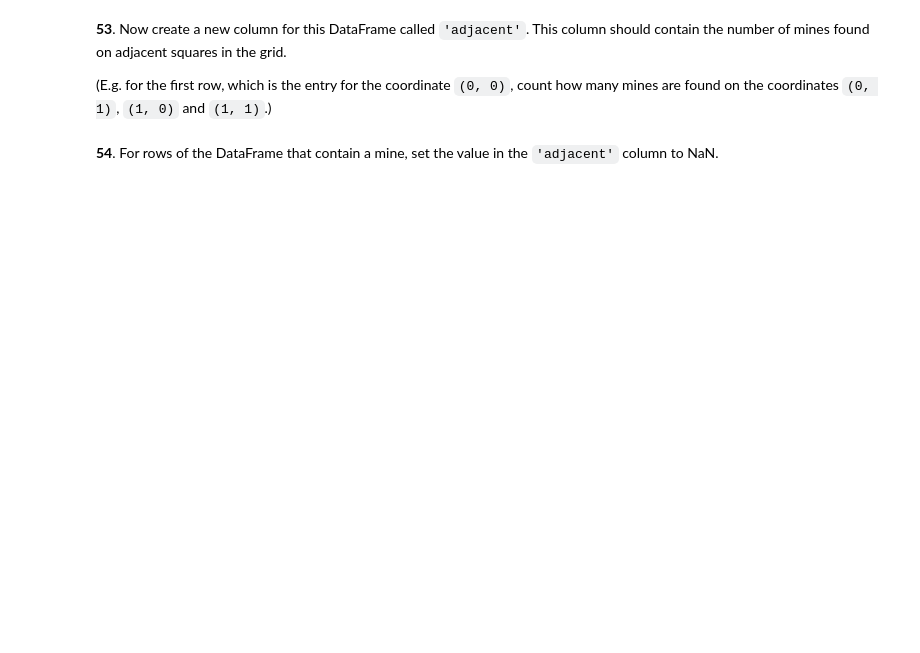
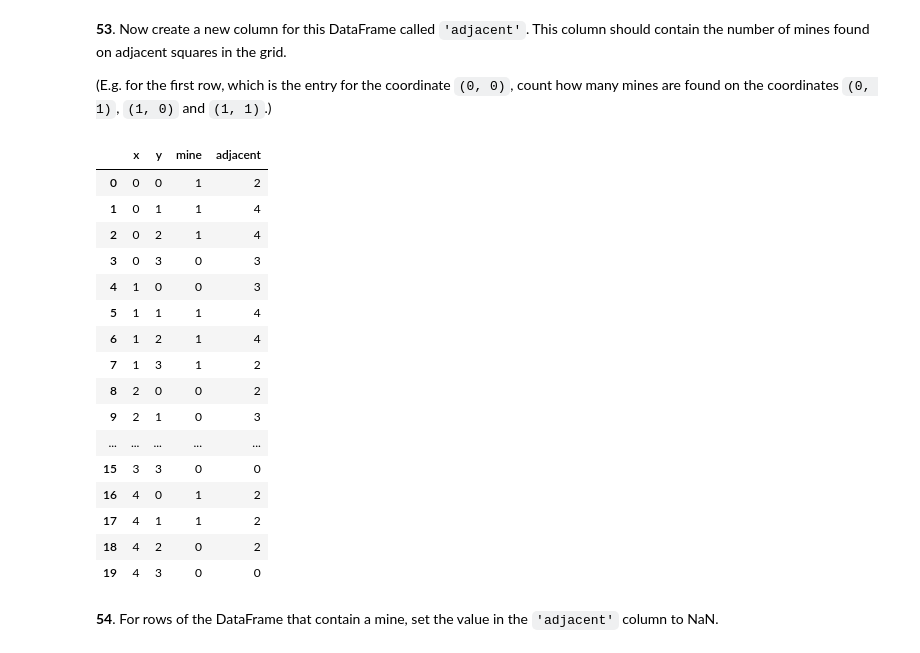
Before and after one commit to ProfFL028/TwilightStruggle, a Jupyter notebook: Python/pandas/pandas_100.ipynb, the cells around one changed output. Cells and saved outputs as stored; diff of their text form; code cells hidden in the pictures; blank space fills up the shorter version.

````diff
--- a/Python/pandas/pandas_100.ipynb
+++ b/Python/pandas/pandas_100.ipynb
@@ -607,3 +934,10 @@ To begin, generate a DataFrame `df` with two columns, `'x'` and `'y'` containing
 1  0  1
 2  0  2
 ```
+# %%
+X = 5
+Y = 4
+
+p = pd.core.reshape.util.cartesian_product([np.arange(X), np.arange(Y)])
+df = pd.DataFrame(np.asarray(p).T, columns=['x', 'y'])
+df
@@ -610,2 +962,5 @@ To begin, generate a DataFrame `df` with two columns, `'x'` and `'y'` containing
 # %% [markdown]
 **52**. For this DataFrame `df`, create a new column of zeros (safe) and ones (mine). The probability of a mine occuring at each location should be 0.4.
+# %%
+df['mine'] = np.random.binomial(1, 0.4, X*Y)
+df
@@ -613,5 +986,30 @@ To begin, generate a DataFrame `df` with two columns, `'x'` and `'y'` containing
 **53**. Now create a new column for this DataFrame called `'adjacent'`. This column should contain the number of mines found on adjacent squares in the grid.
 
 (E.g. for the first row, which is the entry for the coordinate `(0, 0)`, count how many mines are found on the coordinates `(0, 1)`, `(1, 0)` and `(1, 1)`.)
+# %%
+from scipy.signal import convolve2d
+
+mine_grid = df.pivot_table(columns='x', index='y', values='mine')
+counts = convolve2d(mine_grid.astype(complex), np.ones((3, 3)), mode='same').real.astype(int)
+df['adjacent'] = (counts - mine_grid).values.ravel('F')
+df
+# %% [output]
+|  | x | y | mine | adjacent |
+| 0 | 0 | 0 | 1 | 2 |
+| 1 | 0 | 1 | 1 | 4 |
+| 2 | 0 | 2 | 1 | 4 |
+| 3 | 0 | 3 | 0 | 3 |
+| 4 | 1 | 0 | 0 | 3 |
+| 5 | 1 | 1 | 1 | 4 |
+| 6 | 1 | 2 | 1 | 4 |
+| 7 | 1 | 3 | 1 | 2 |
+| 8 | 2 | 0 | 0 | 2 |
+| 9 | 2 | 1 | 0 | 3 |
+| ... | ... | ... | ... | ... |
+| 15 | 3 | 3 | 0 | 0 |
+| 16 | 4 | 0 | 1 | 2 |
+| 17 | 4 | 1 | 1 | 2 |
+| 18 | 4 | 2 | 0 | 2 |
+| 19 | 4 | 3 | 0 | 0 |
 # %% [markdown]
 **54**. For rows of the DataFrame that contain a mine, set the value in the `'adjacent'` column to NaN.
````
Also changed, not shown: parts of 34 cells of this notebook.
